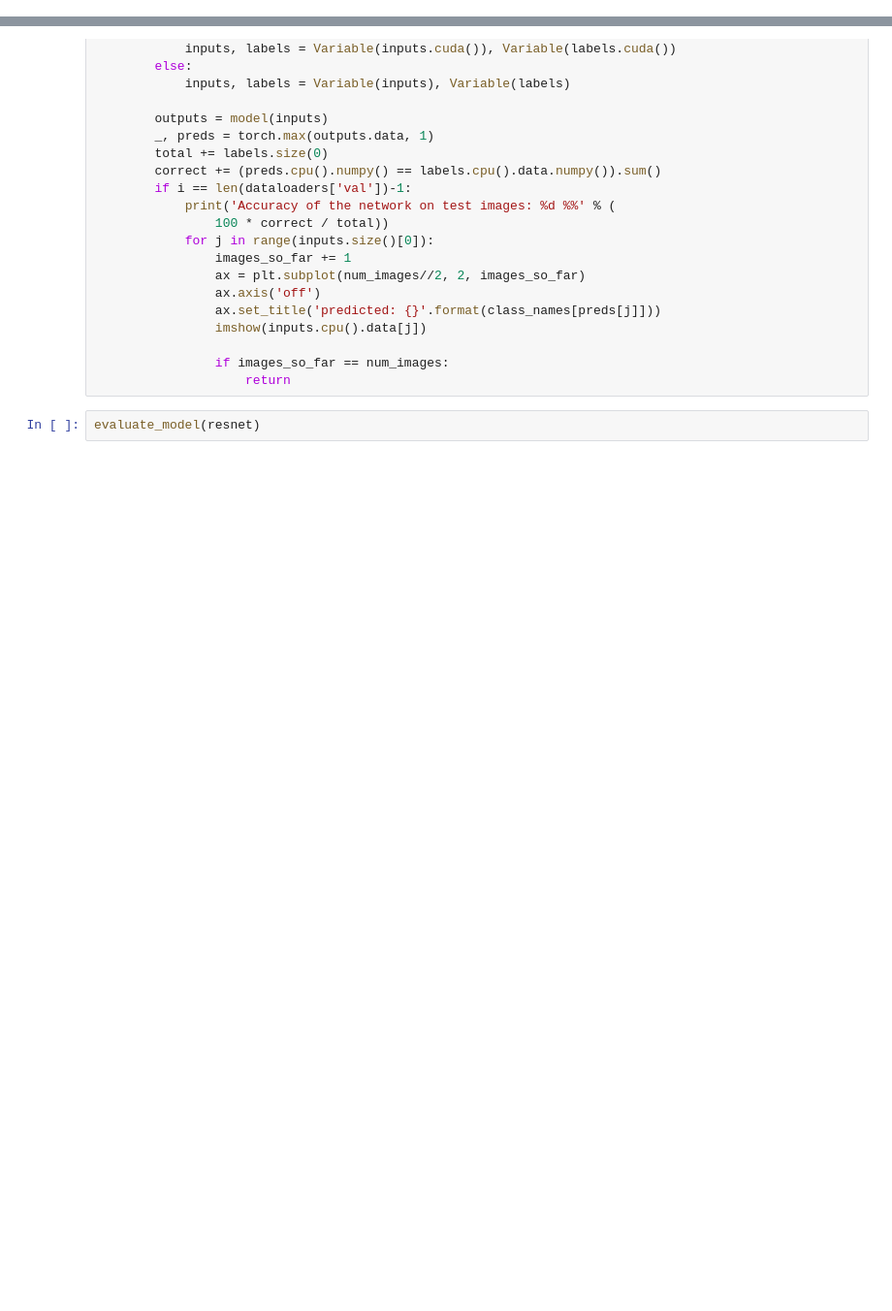
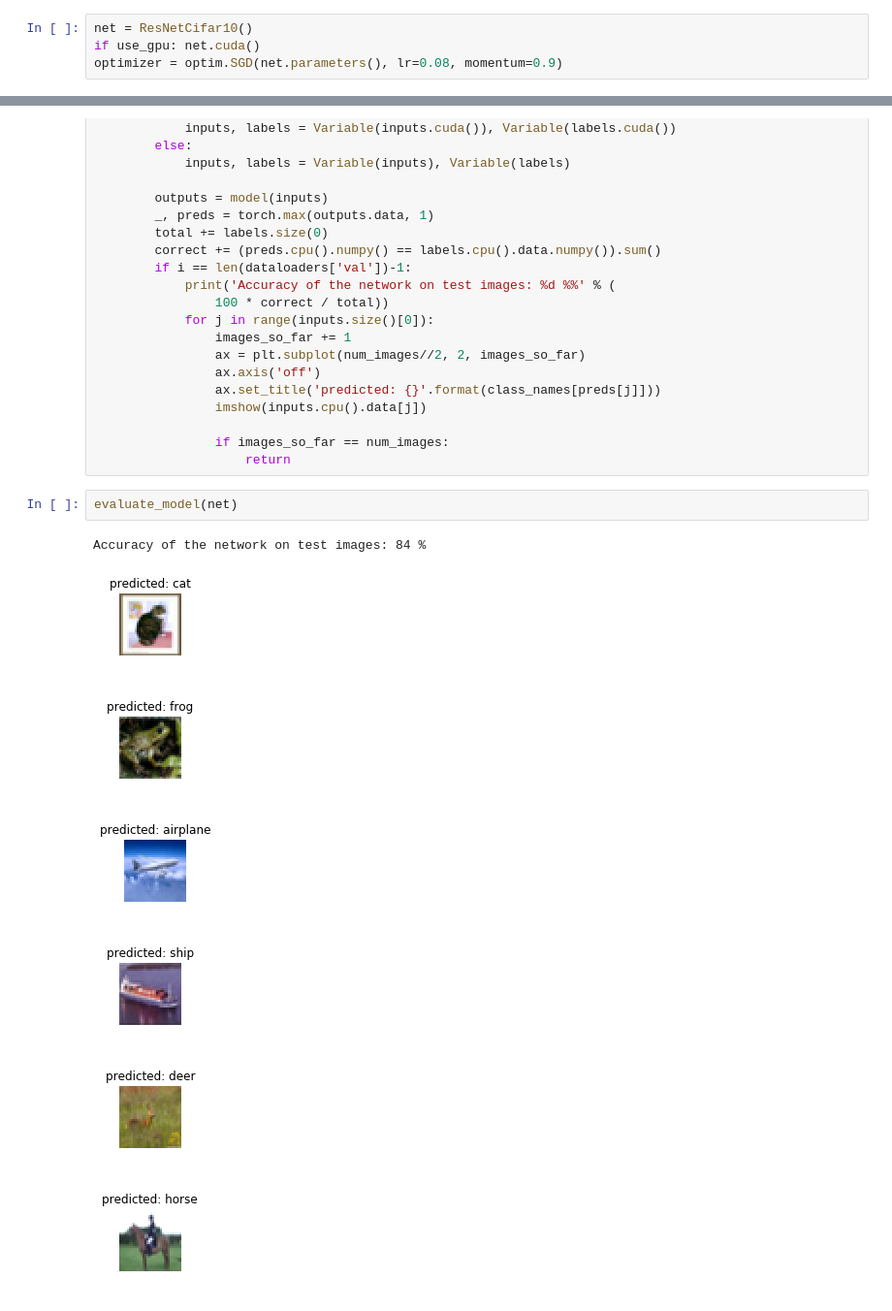
Before and after one commit to shehel/ML-random, a Jupyter notebook: CNN_optimizations.ipynb, the cells around one changed output, grey strips where cells are left out. Shown: that part at 97% size. Cells and saved outputs as stored; diff of their text form; blank space fills up the shorter version.

```diff
--- a/CNN_optimizations.ipynb
+++ b/CNN_optimizations.ipynb
@@ -387 +351,5 @@ Best accuracy was observed with 8 epochs of cyclical learning rate and last 2 wi
+# %%
+net = ResNetCifar10()
+if use_gpu: net.cuda()
+optimizer = optim.SGD(net.parameters(), lr=0.08, momentum=0.9)
 # %%
@@ -456,4 +394,12 @@ def evaluate_model(model, num_images=6):
                 if images_so_far == num_images:
                     return
 # %%
-evaluate_model(resnet)
+evaluate_model(net)
+# %% [output]
+Accuracy of the network on test images: 84 %
+[figure, added]
+[figure, added]
+[figure, added]
+[figure, added]
+[figure, added]
+[figure, added]
```
Also changed, not shown: parts of 30 cells of this notebook.
